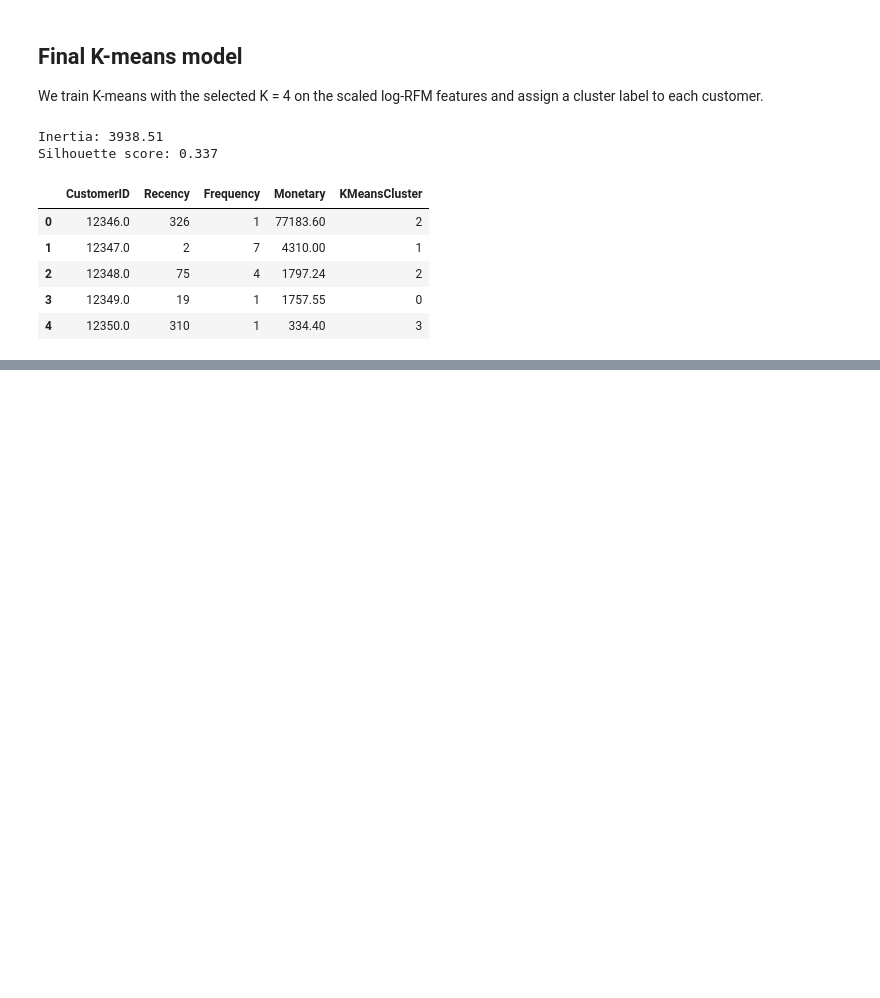
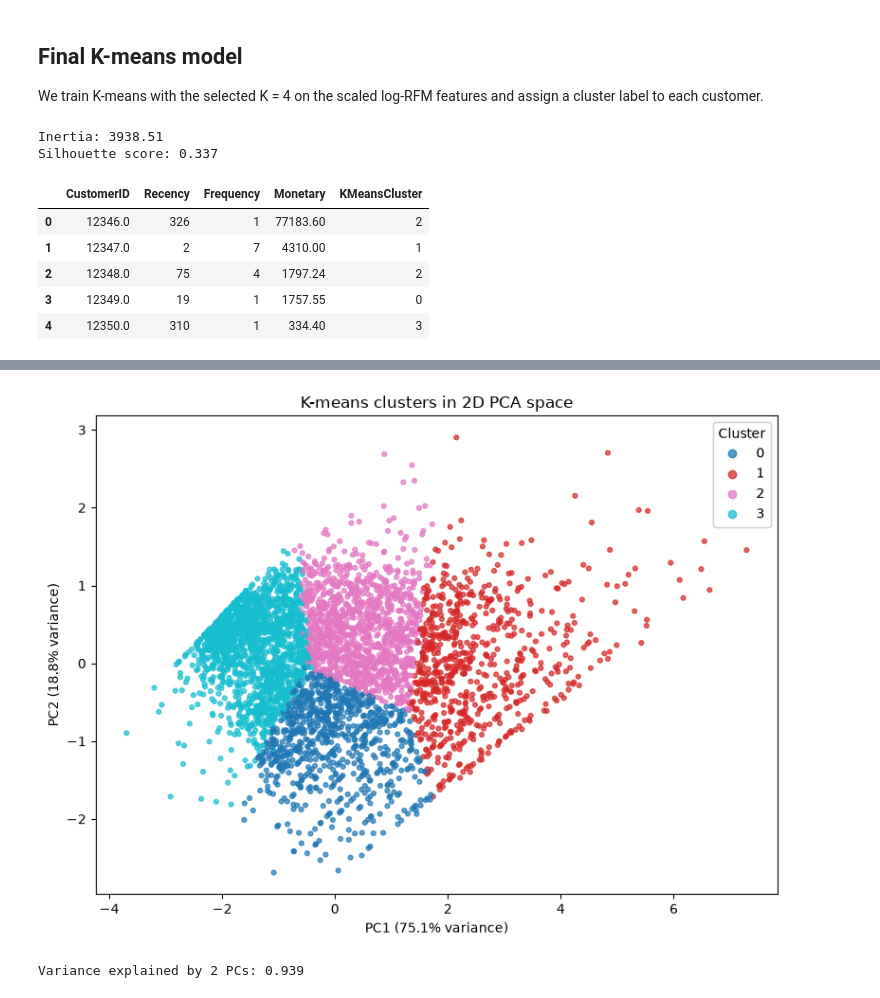
Before and after one commit to HammaadAlam/3730-Customer-Segmentation, a Jupyter notebook: preprocessing.ipynb, the cells around one changed output, grey strips where cells are left out. Saved outputs shown, nothing was run; the diff lists cells and outputs as text; code cells hidden in the pictures; blank space fills up the shorter version.

Commit message:
Add K-means cluster sizes, median RFM, and PCA plot

```diff
--- a/preprocessing.ipynb
+++ b/preprocessing.ipynb
@@ -410,0 +452,30 @@ rfm_df.head()
+# %%
+# 2D PCA of scaled RFM features, colored by K-means cluster
+from sklearn.decomposition import PCA
+
+pca = PCA(n_components=2, random_state=42)
+rfm_pca = pca.fit_transform(rfm_scaled)
+
+fig, ax = plt.subplots(figsize=(8, 6))
+scatter = ax.scatter(
+    rfm_pca[:, 0],
+    rfm_pca[:, 1],
+    c=rfm_df["KMeansCluster"],
+    cmap="tab10",
+    s=12,
+    alpha=0.7,
+)
+ax.set(
+    title="K-means clusters in 2D PCA space",
+    xlabel=f"PC1 ({pca.explained_variance_ratio_[0]*100:.1f}% variance)",
+    ylabel=f"PC2 ({pca.explained_variance_ratio_[1]*100:.1f}% variance)",
+)
+legend = ax.legend(*scatter.legend_elements(), title="Cluster")
+ax.add_artist(legend)
+plt.tight_layout()
+plt.show()
+
+print("Variance explained by 2 PCs:", pca.explained_variance_ratio_.sum().round(3))
+# %% [output]
+[figure, added]
+Variance explained by 2 PCs: 0.939
```
Also changed, not shown: parts of 8 cells of this notebook.
